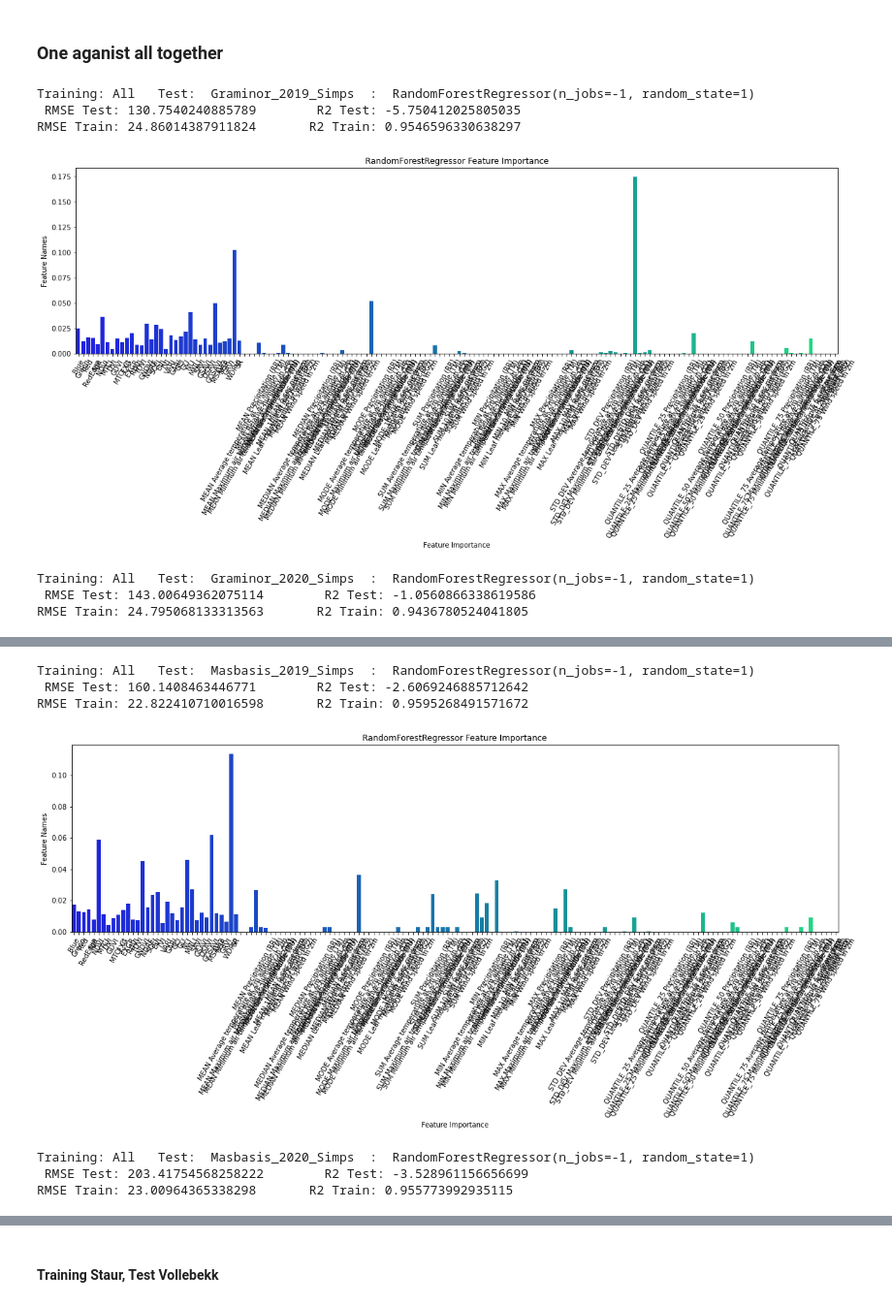
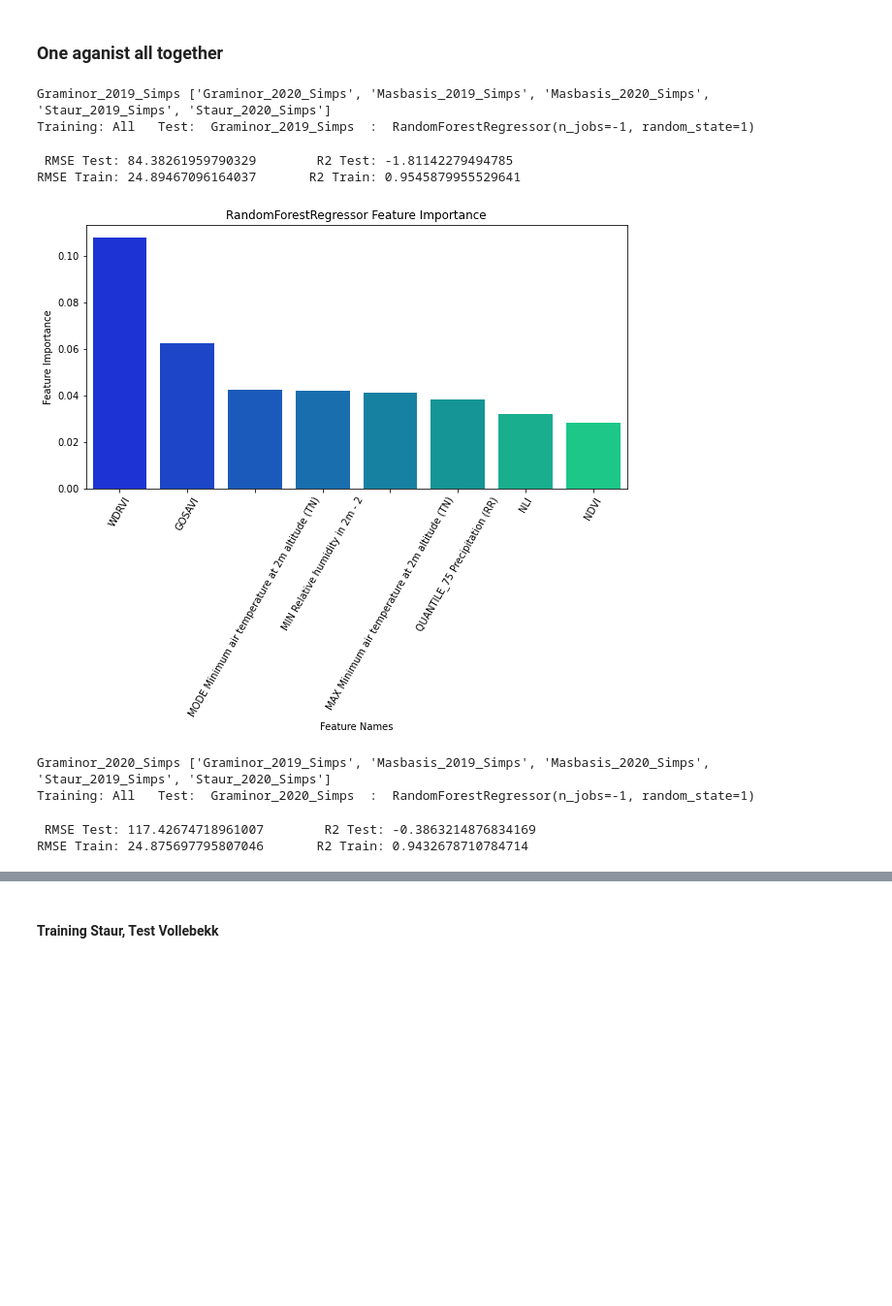
Before and after one commit to fahadijaz/spring_wheat_yield_prediction, a Jupyter notebook: 4. Model Training.ipynb, the cells around one changed output, grey strips where cells are left out. Shown at 97% size. Cells and saved outputs as stored; diff of their text form; code cells hidden in the pictures; blank space fills up the shorter version.

```diff
--- a/4. Model Training.ipynb
+++ b/4. Model Training.ipynb
@@ -759,14 +1064,9 @@ RMSE Train: 19.18 (+/- -1.32)       R2 Train: 0.95 (+/- 0.01)
 # %% [markdown]
 ### One against all - one2one
-# %%
-training_features = base_indices+spectral_indices+environment_var
-# training_features = base_indices+spectral_indices
-target_features = ['GrainYield']
-group_feature = ['Name']
 # %%
 # Iterating through all possible permutations of the fields dataset
 
-for i in itertools.permutations(all_df_simps, 2):
+for i in itertools.permutations(all_df_now, 2):
     train_df = locals()[i[0]].copy()
     test_df = locals()[i[1]].copy()
 
@@ -776,12 +1076,14 @@ for i in itertools.permutations(all_df_simps, 2):
     X_test = test_df[training_features]
     y_test = test_df[target_features].values.ravel()
 
+    save_details(i[0], i[1], 'same', 'self', agg_method)
 
     # Getting scores using cross_val_score
     for model in models:
         print('Training: ', i[0],'Test: ', i[1], ' : ', model)
         importances = training_regr(model, X_train, y_train, X_test, y_test)
         if importances is not None:
-            plot_feat_imp(importances[:len(base_indices+spectral_indices)], model, base_indices+spectral_indices)
+#             plot_feat_imp(importances[:len(base_indices+spectral_indices)], model, base_indices+spectral_indices)
+                plot_feat_imp(importances, model, training_features, threshold=5, sort_feat=True)
 # %% [output]
 Training:  Graminor_2019_Simps Test:  Graminor_2020_Simps  :  RandomForestRegressor(n_jobs=-1, random_state=1)
@@ -812,43 +1105,41 @@ RMSE Train: 16.25559580697873       R2 Train: 0.8956659805877796
 # %% [markdown]
 ### One aganist all together
-# %%
-training_features = base_indices+spectral_indices+environment_var
-# training_features = base_indices+spectral_indices
-target_features = ['GrainYield']
-group_feature = ['Name']
 # %%
 # Iterating through all possible permutations of the fields dataset
-for df in all_df_simps:
+for df in all_df_now:
+    if 'Robot' not in df:
+        temp_list = [x for x in all_df_simps if not 'Robot' in x  if not df in x ]
+        print(df, temp_list)
 
-    temp_list = all_df_simps.copy()
-    temp_list.remove(df)
+        # Making list of df for conct before training
+        train_df_list = []
+        for x in temp_list:
+            train_df_list.append(locals()[x])
 
-    # Making list of df for conct before training
-    temp_df_list = []
-    for x in temp_list:
-        temp_df_list.append(locals()[x])
+        train_df = pd.concat(train_df_list)
+        test_df = locals()[df].copy()
 
-    train_df = pd.concat(temp_df_list)
-    test_df = locals()[df].copy()
+        X_train = train_df[training_features]
+        y_train = train_df[target_features].values.ravel()
+        X_test = test_df[training_features]
+        y_test = test_df[target_features].values.ravel()
 
-    X_train = train_df[training_features]
-    y_train = train_df[target_features].values.ravel()
-    X_test = test_df[training_features]
-    y_test = test_df[target_features].values.ravel()
+        save_details('ALL', df, 'same', all_df_now, agg_method)
 
-
-    # Getting scores using cross_val_score
-    for model in models:
-        print('Training: All  ','Test: ', df, ' : ', model)
-        importances = training_regr(model, X_train, y_train, X_test, y_test)
-        if importances is not None:
-#             plot_feat_imp(importances[:len(base_indices+spectral_indices)], model, base_indices+spectral_indices)
-            plot_feat_imp(importances, model, training_features)
+        # Getting scores using cross_val_score
+        for model in models:
+            print('Training: All  ','Test: ', df, ' : ', model)
+            importances = training_regr(model, X_train, y_train, X_test, y_test)
+            if importances is not None:
+#                 plot_feat_imp(importances[:len(base_indices+spectral_indices)], model, base_indices+spectral_indices)
+                plot_feat_imp(importances, model, training_features, threshold=threshold_all, sort_feat=sorted_all)
 # %% [output]
+Graminor_2019_Simps ['Graminor_2020_Simps', 'Masbasis_2019_Simps', 'Masbasis_2020_Simps', 'Staur_2019_Simps', 'Staur_2020_Simps']
 Training: All   Test:  Graminor_2019_Simps  :  RandomForestRegressor(n_jobs=-1, random_state=1)
- RMSE Test: 130.7540240885789        R2 Test: -5.750412025805035
-RMSE Train: 24.86014387911824       R2 Train: 0.9546596330638297
+ RMSE Test: 84.38261959790329        R2 Test: -1.81142279494785
+RMSE Train: 24.89467096164037       R2 Train: 0.9545879955529641
-[figure, old version]
+[figure, new version]
-Training: All   Test:  Graminor_2020_Simps  :  RandomForestRegressor(n_jobs=-1, random_state=1)
- RMSE Test: 143.00649362075114        R2 Test: -1.0560866338619586
-RMSE Train: 24.795068133313563       R2 Train: 0.9436780524041805
+Graminor_2020_Simps ['Graminor_2019_Simps', 'Masbasis_2019_Simps', 'Masbasis_2020_Simps', 'Staur_2019_Simps', 'Staur_2020_Simps']
+Training: All   Test:  Graminor_2020_Simps  :  RandomForestRegressor(n_jobs=-1, random_state=1)
+ RMSE Test: 117.42674718961007        R2 Test: -0.3863214876834169
+RMSE Train: 24.875697795807046       R2 Train: 0.9432678710784714
@@ -856,7 +1146,0 @@ RMSE Train: 24.795068133313563       R2 Train: 0.9436780524041805
-Training: All   Test:  Masbasis_2019_Simps  :  RandomForestRegressor(n_jobs=-1, random_state=1)
- RMSE Test: 160.1408463446771        R2 Test: -2.6069246885712642
-RMSE Train: 22.822410710016598       R2 Train: 0.9595268491571672
-[figure, old version]
-Training: All   Test:  Masbasis_2020_Simps  :  RandomForestRegressor(n_jobs=-1, random_state=1)
- RMSE Test: 203.41754568258222        R2 Test: -3.528961156656699
-RMSE Train: 23.00964365338298       R2 Train: 0.955773992935115
```
Also changed, not shown: parts of 83 cells of this notebook, 36 other files.
